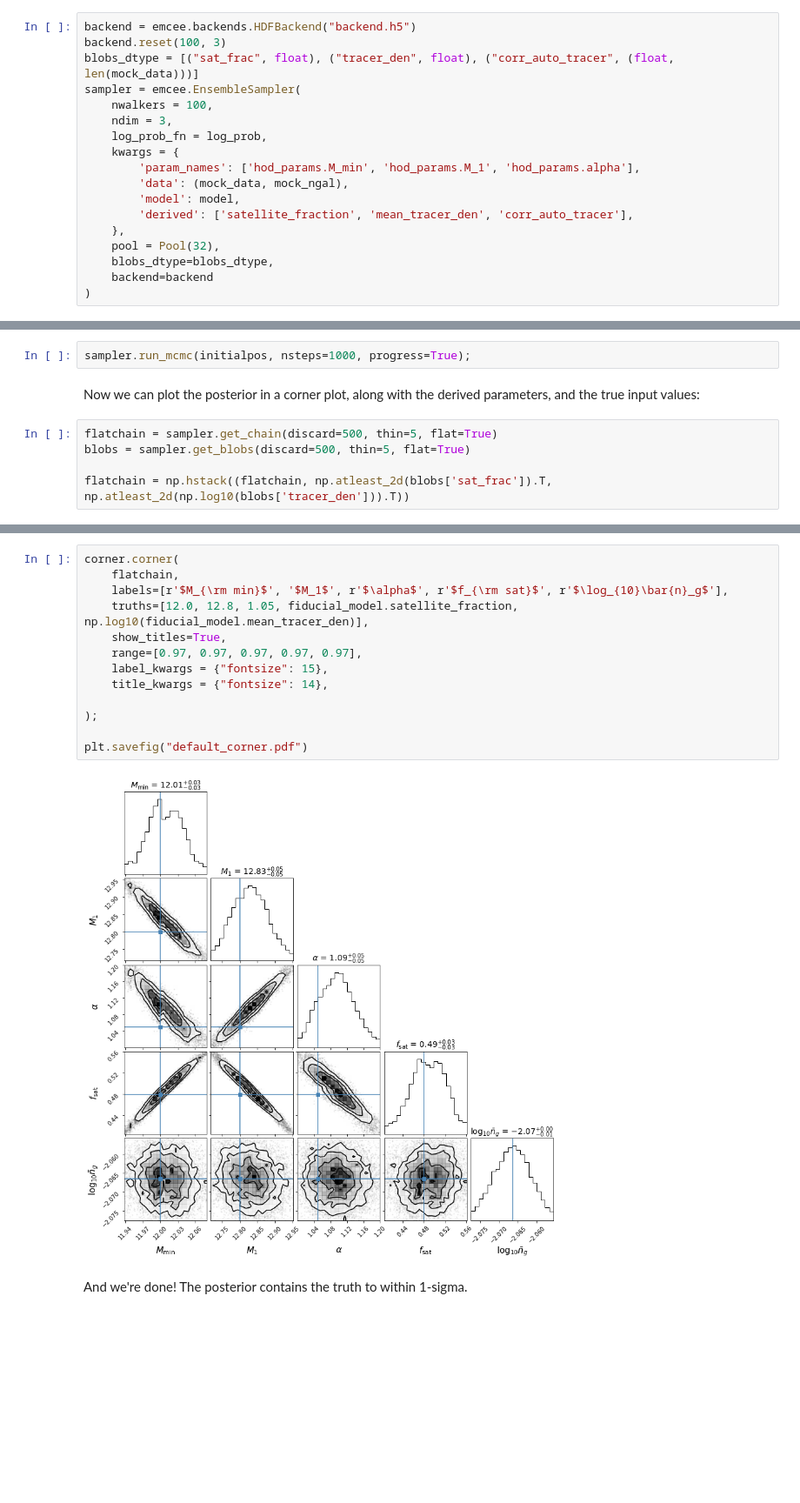
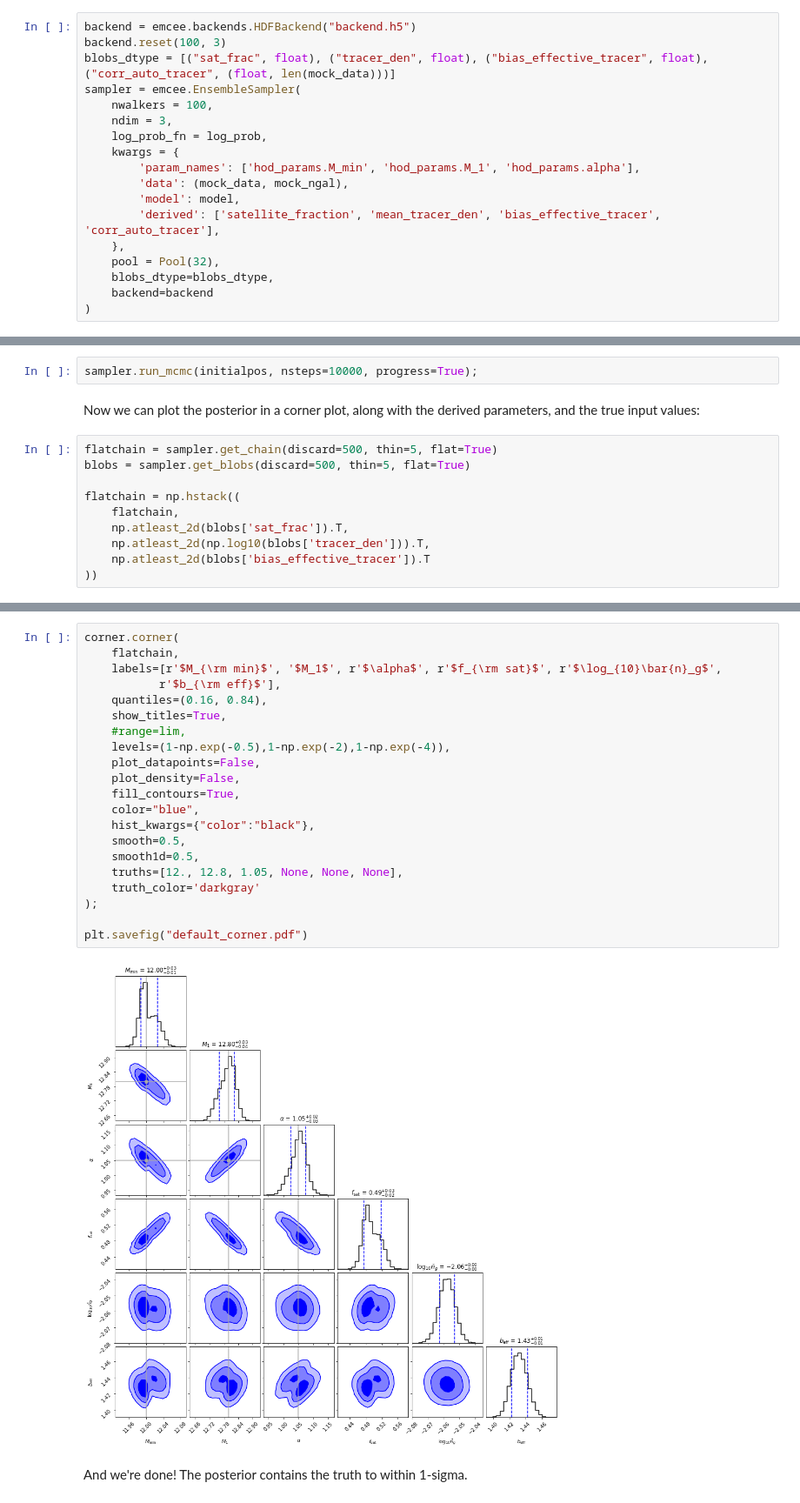
Before and after one commit to halomod/halomod, a Jupyter notebook: docs/examples/fitting.ipynb, the cells around one changed output, grey strips where cells are left out. Shown at 87% size. Cells and saved outputs as stored; diff of their text form; blank space fills up the shorter version.

Commit message:
doc: update fitting plot

```diff
--- a/docs/examples/fitting.ipynb
+++ b/docs/examples/fitting.ipynb
@@ -156,7 +156,7 @@ Let's first run a simple model in which we just want to fit $\sigma_8$ and the s
 # %%
 backend = emcee.backends.HDFBackend("backend.h5")
 backend.reset(100, 3)
-blobs_dtype = [("sat_frac", float), ("tracer_den", float), ("corr_auto_tracer", (float, len(mock_data)))]
+blobs_dtype = [("sat_frac", float), ("tracer_den", float), ("bias_effective_tracer", float), ("corr_auto_tracer", (float, len(mock_data)))]
 sampler = emcee.EnsembleSampler(
     nwalkers = 100,
     ndim = 3,
@@ -165,7 +165,7 @@ sampler = emcee.EnsembleSampler(
         'param_names': ['hod_params.M_min', 'hod_params.M_1', 'hod_params.alpha'],
         'data': (mock_data, mock_ngal),
         'model': model,
-        'derived': ['satellite_fraction', 'mean_tracer_den', 'corr_auto_tracer'],
+        'derived': ['satellite_fraction', 'mean_tracer_den', 'bias_effective_tracer', 'corr_auto_tracer'],
     },
     pool = Pool(32),
     blobs_dtype=blobs_dtype,
@@ -180,11 +180,16 @@ initialpos = np.array([
     fiducial_model.hod.params['alpha']
 ]) + 1e-4 * np.random.normal(size=(sampler.nwalkers, sampler.ndim))
 # %%
-sampler.run_mcmc(initialpos, nsteps=1000, progress=True);
+sampler.run_mcmc(initialpos, nsteps=10000, progress=True);
 # %% [markdown]
 Now we can plot the posterior in a corner plot, along with the derived parameters, and the true input values:
 # %%
 flatchain = sampler.get_chain(discard=500, thin=5, flat=True)
 blobs = sampler.get_blobs(discard=500, thin=5, flat=True)
 
-flatchain = np.hstack((flatchain, np.atleast_2d(blobs['sat_frac']).T, np.atleast_2d(np.log10(blobs['tracer_den'])).T))
+flatchain = np.hstack((
+    flatchain,
+    np.atleast_2d(blobs['sat_frac']).T,
+    np.atleast_2d(np.log10(blobs['tracer_den'])).T,
+    np.atleast_2d(blobs['bias_effective_tracer']).T
+))
@@ -191,18 +198,26 @@ flatchain = np.hstack((flatchain, np.atleast_2d(blobs['sat_frac']).T, np.atleast
 # %%
 corner.corner(
     flatchain,
-    labels=[r'$M_{\rm min}$', '$M_1$', r'$\alpha$', r'$f_{\rm sat}$', r'$\log_{10}\bar{n}_g$'],
-    truths=[12.0, 12.8, 1.05, fiducial_model.satellite_fraction, np.log10(fiducial_model.mean_tracer_den)],
+    labels=[r'$M_{\rm min}$', '$M_1$', r'$\alpha$', r'$f_{\rm sat}$', r'$\log_{10}\bar{n}_g$',
+           r'$b_{\rm eff}$'],
+    quantiles=(0.16, 0.84),
     show_titles=True,
-    range=[0.97, 0.97, 0.97, 0.97, 0.97],
-    label_kwargs = {"fontsize": 15},
-    title_kwargs = {"fontsize": 14},
-
+    #range=lim,
+    levels=(1-np.exp(-0.5),1-np.exp(-2),1-np.exp(-4)),
+    plot_datapoints=False,
+    plot_density=False,
+    fill_contours=True,
+    color="blue",
+    hist_kwargs={"color":"black"},
+    smooth=0.5,
+    smooth1d=0.5,
+    truths=[12., 12.8, 1.05, None, None, None],
+    truth_color='darkgray'
 );
 
 plt.savefig("default_corner.pdf")
 # %% [output]
-[figure, old version]
+[figure, new version]
 # %% [markdown]
 And we're done! The posterior contains the truth to within 1-sigma.
 # %% [markdown]
```
Also changed, not shown: parts of 4 cells of this notebook.
